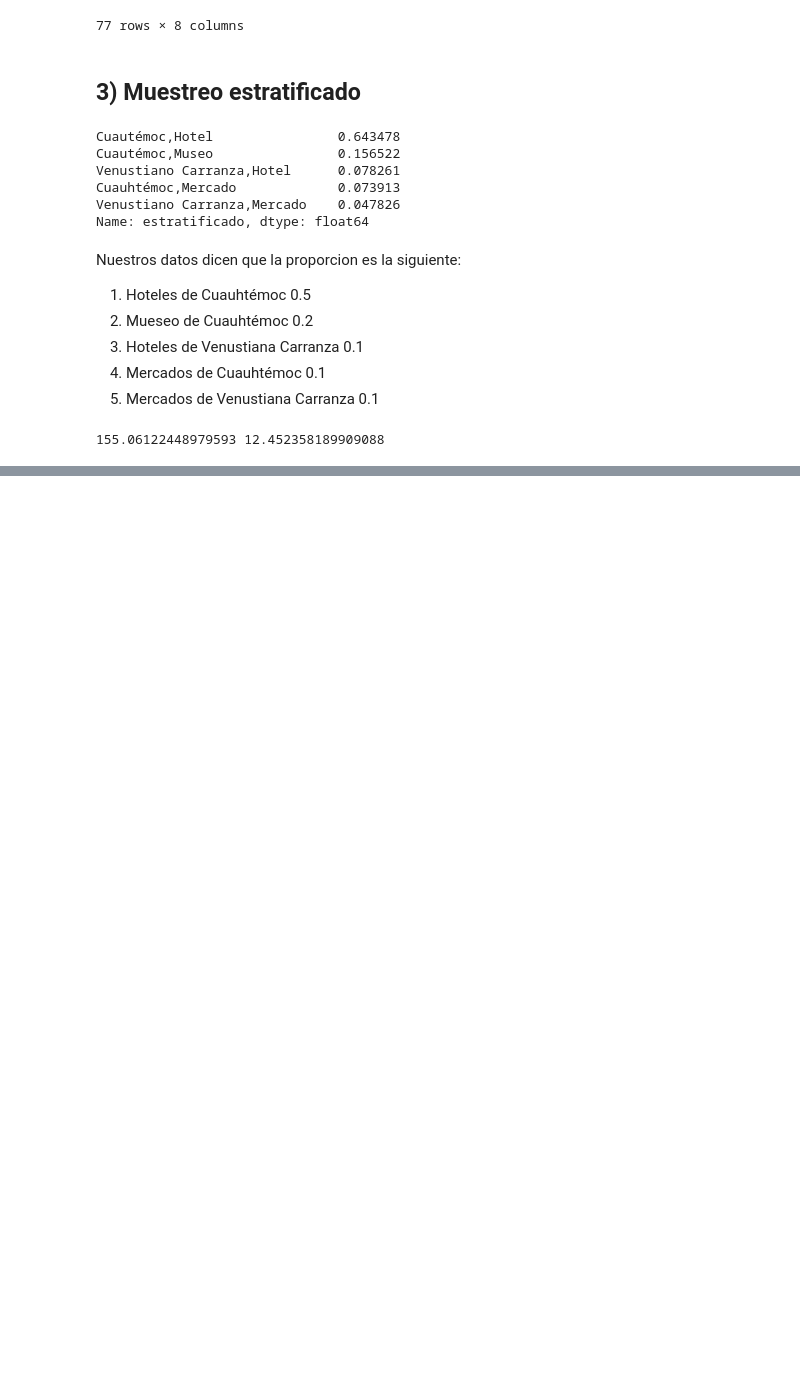
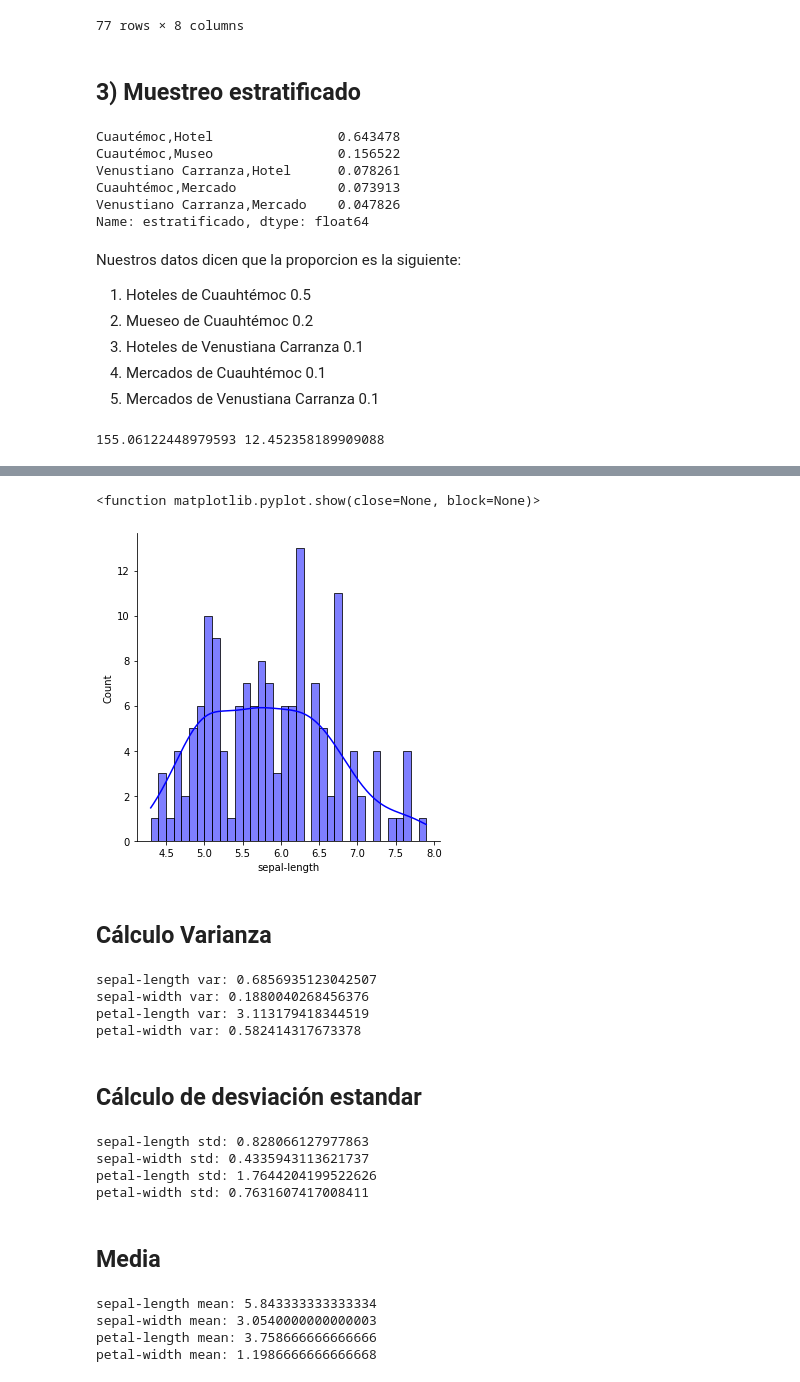
Before and after one commit to daniel9426/Estadistica-Inferencial, a Jupyter notebook: Funciones de muestreo en python.ipynb, the cells around one changed output, grey strips where cells are left out. Drawn from its saved outputs; the diff is of its cells as text; code cells hidden in the pictures; blank space fills up the shorter version.

Commit message:
calculo de varianza y desviacion estandar

```diff
--- a/Funciones de muestreo en python.ipynb
+++ b/Funciones de muestreo en python.ipynb
@@ -120,0 +151,43 @@ print(variance, desv)
+# %%
+
+sns.displot(iris['sepal-length'], kde = True, bins = int(180/5), color = 'blue')
+plt.show
+# %% [output]
+<function matplotlib.pyplot.show(close=None, block=None)>
+[figure, added]
+# %% [markdown]
+## Cálculo Varianza
+# %%
+print("sepal-length var:",iris['sepal-length'].var())
+print("sepal-width var:",iris['sepal-width'].var())
+print("petal-length var:",iris['petal-length'].var())
+print("petal-width var:",iris['petal-width'].var())
+# %% [output]
+sepal-length var: 0.6856935123042507
+sepal-width var: 0.1880040268456376
+petal-length var: 3.113179418344519
+petal-width var: 0.582414317673378
+# %% [markdown]
+## Cálculo de desviación estandar
+# %%
+print("sepal-length std:",iris['sepal-length'].std())
+print("sepal-width std:",iris['sepal-width'].std())
+print("petal-length std:",iris['petal-length'].std())
+print("petal-width std:",iris['petal-width'].std())
+# %% [output]
+sepal-length std: 0.828066127977863
+sepal-width std: 0.4335943113621737
+petal-length std: 1.7644204199522626
+petal-width std: 0.7631607417008411
+# %% [markdown]
+## Media
+# %%
+print("sepal-length mean:",iris['sepal-length'].mean())
+print("sepal-width mean:",iris['sepal-width'].mean())
+print("petal-length mean:",iris['petal-length'].mean())
+print("petal-width mean:",iris['petal-width'].mean())
+# %% [output]
+sepal-length mean: 5.843333333333334
+sepal-width mean: 3.0540000000000003
+petal-length mean: 3.758666666666666
+petal-width mean: 1.1986666666666668
```
Also changed, not shown: parts of 15 cells of this notebook.
